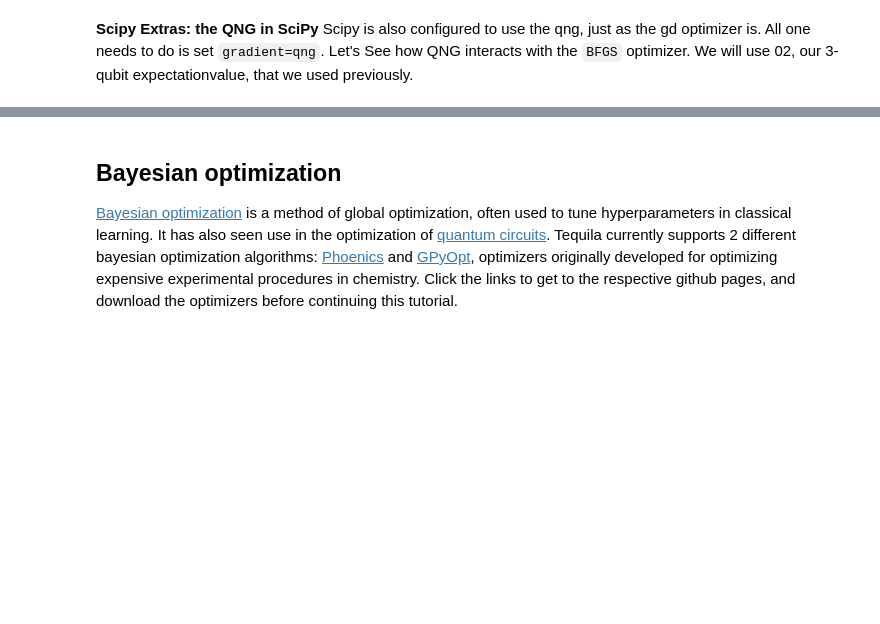
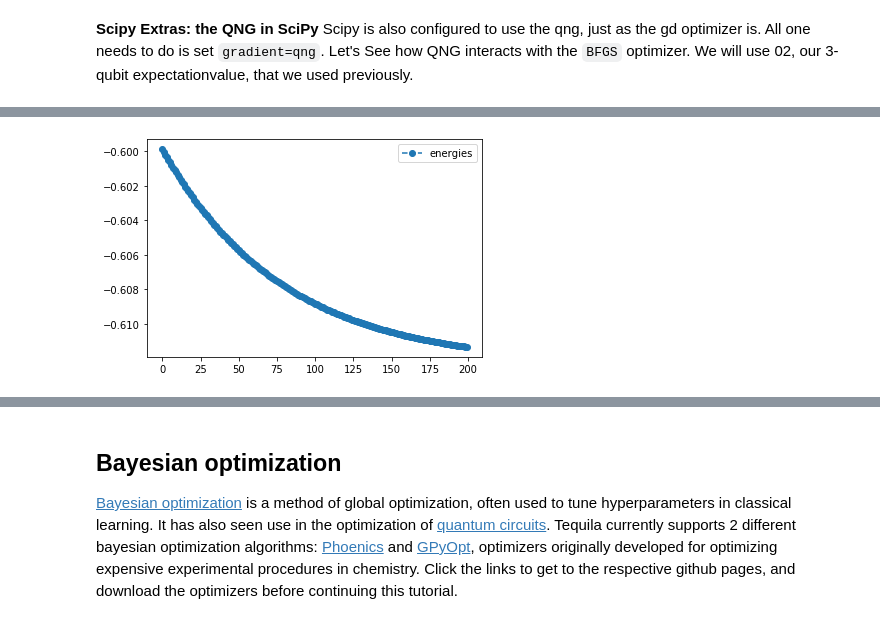
Before and after one commit to tequilahub/tequila, a Jupyter notebook: tutorials/Optimizer_Tutorial.ipynb, the cells around one changed output, grey strips where cells are left out. Saved outputs shown, nothing was run; the diff lists cells and outputs as text; code cells hidden in the pictures; blank space fills up the shorter version.

```diff
--- a/tutorials/Optimizer_Tutorial.ipynb
+++ b/tutorials/Optimizer_Tutorial.ipynb
@@ -344,0 +480,6 @@ print('optimal angles without qng: ',bfgs_noqng_result.angles)
+# %%
+lr=0.01
+num_result = tq.minimize(objective=O2,
+                     gradient={"method":"2-point", "stepsize":1.e-4},
+                     method='sgd', maxiter=200,lr=lr,
+                     initial_values=0.1, silent=False)
@@ -344,0 +504,4 @@ print('optimal angles without qng: ',bfgs_noqng_result.angles)
+# %%
+num_result.history.plot('energies')
+# %% [output]
+[figure, added]
```
Also changed, not shown: parts of 39 cells of this notebook, 4 other files.
